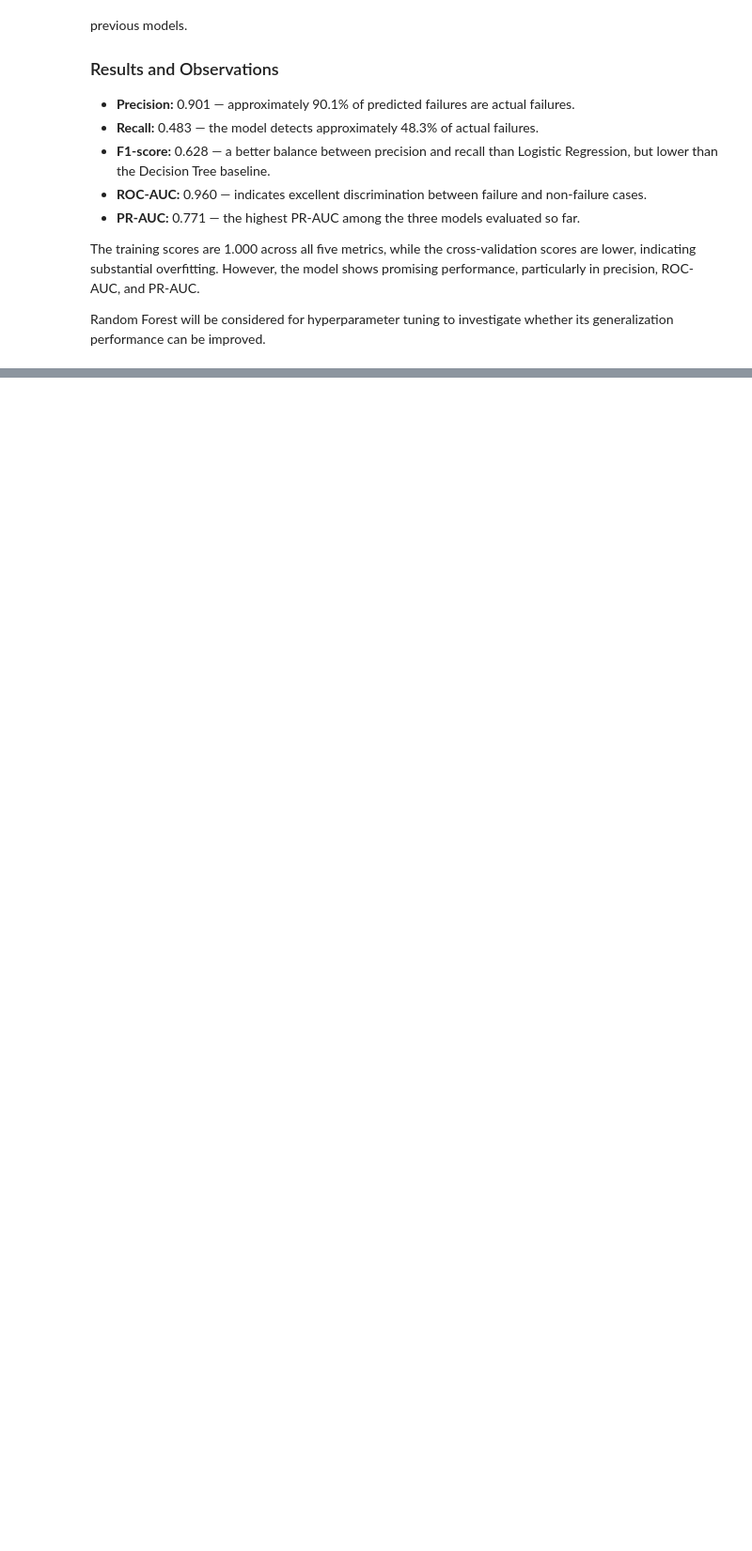
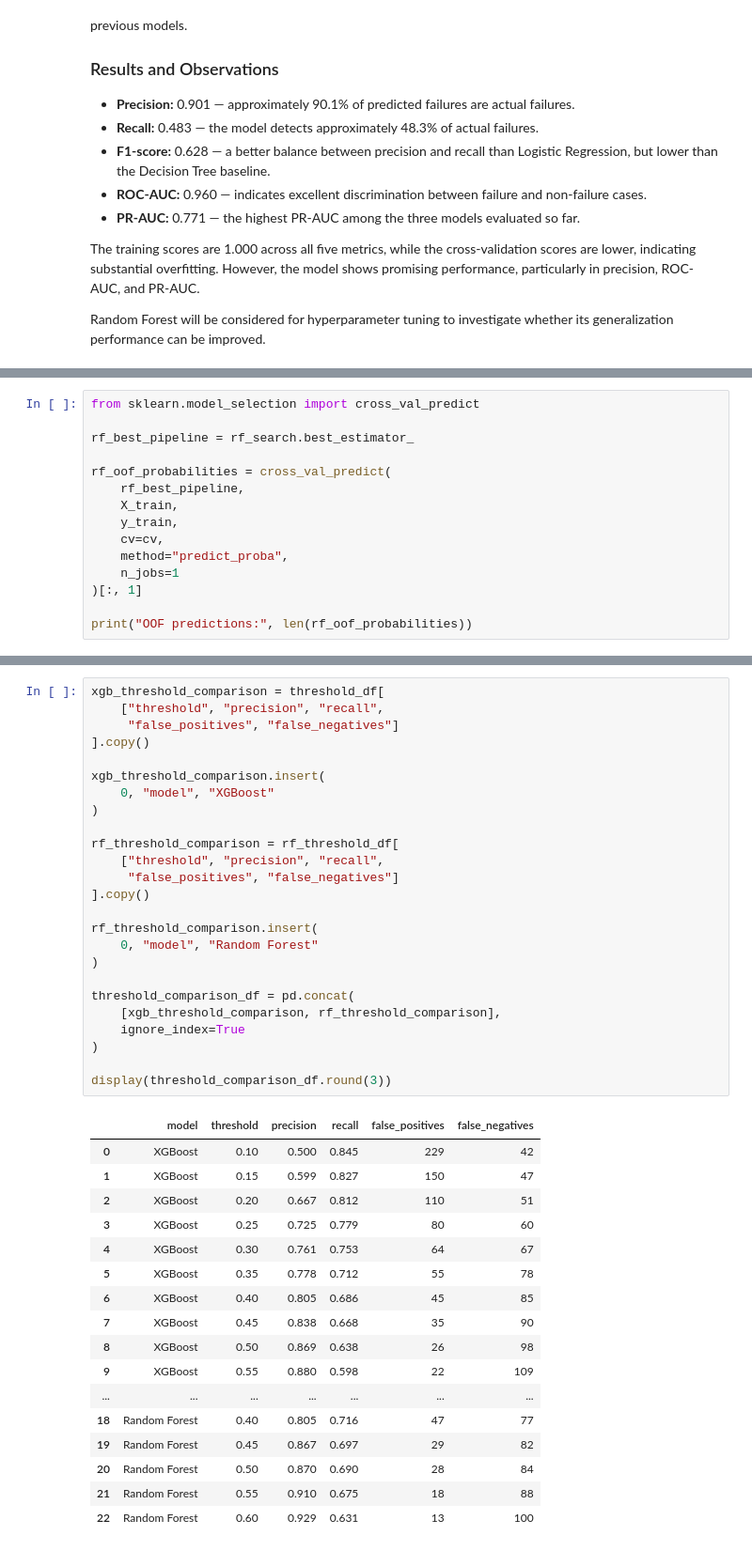
Before and after one commit to sathvik-reddy28/Intelligent-Predictive-Maintenance, a Jupyter notebook: notebooks/predictive_maintenance.ipynb, the cells around one changed output, grey strips where cells are left out. Shown at 94% size. Saved outputs shown, nothing was run; the diff lists cells and outputs as text; blank space fills up the shorter version.

Commit message:
Add model tuning and threshold analysis

```diff
--- a/notebooks/predictive_maintenance.ipynb
+++ b/notebooks/predictive_maintenance.ipynb
@@ -238,0 +808,15 @@ Random Forest will be considered for hyperparameter tuning to investigate whethe
+# %%
+from sklearn.model_selection import cross_val_predict
+
+rf_best_pipeline = rf_search.best_estimator_
+
+rf_oof_probabilities = cross_val_predict(
+    rf_best_pipeline,
+    X_train,
+    y_train,
+    cv=cv,
+    method="predict_proba",
+    n_jobs=1
+)[:, 1]
+
+print("OOF predictions:", len(rf_oof_probabilities))
@@ -238,0 +970,43 @@ Random Forest will be considered for hyperparameter tuning to investigate whethe
+# %%
+xgb_threshold_comparison = threshold_df[
+    ["threshold", "precision", "recall",
+     "false_positives", "false_negatives"]
+].copy()
+
+xgb_threshold_comparison.insert(
+    0, "model", "XGBoost"
+)
+
+rf_threshold_comparison = rf_threshold_df[
+    ["threshold", "precision", "recall",
+     "false_positives", "false_negatives"]
+].copy()
+
+rf_threshold_comparison.insert(
+    0, "model", "Random Forest"
+)
+
+threshold_comparison_df = pd.concat(
+    [xgb_threshold_comparison, rf_threshold_comparison],
+    ignore_index=True
+)
+
+display(threshold_comparison_df.round(3))
+# %% [output]
+|  | model | threshold | precision | recall | false_positives | false_negatives |
+| 0 | XGBoost | 0.10 | 0.500 | 0.845 | 229 | 42 |
+| 1 | XGBoost | 0.15 | 0.599 | 0.827 | 150 | 47 |
+| 2 | XGBoost | 0.20 | 0.667 | 0.812 | 110 | 51 |
+| 3 | XGBoost | 0.25 | 0.725 | 0.779 | 80 | 60 |
+| 4 | XGBoost | 0.30 | 0.761 | 0.753 | 64 | 67 |
+| 5 | XGBoost | 0.35 | 0.778 | 0.712 | 55 | 78 |
+| 6 | XGBoost | 0.40 | 0.805 | 0.686 | 45 | 85 |
+| 7 | XGBoost | 0.45 | 0.838 | 0.668 | 35 | 90 |
+| 8 | XGBoost | 0.50 | 0.869 | 0.638 | 26 | 98 |
+| 9 | XGBoost | 0.55 | 0.880 | 0.598 | 22 | 109 |
+| ... | ... | ... | ... | ... | ... | ... |
+| 18 | Random Forest | 0.40 | 0.805 | 0.716 | 47 | 77 |
+| 19 | Random Forest | 0.45 | 0.867 | 0.697 | 29 | 82 |
+| 20 | Random Forest | 0.50 | 0.870 | 0.690 | 28 | 84 |
+| 21 | Random Forest | 0.55 | 0.910 | 0.675 | 18 | 88 |
+| 22 | Random Forest | 0.60 | 0.929 | 0.631 | 13 | 100 |
```
Also changed, not shown: parts of 34 cells of this notebook.
